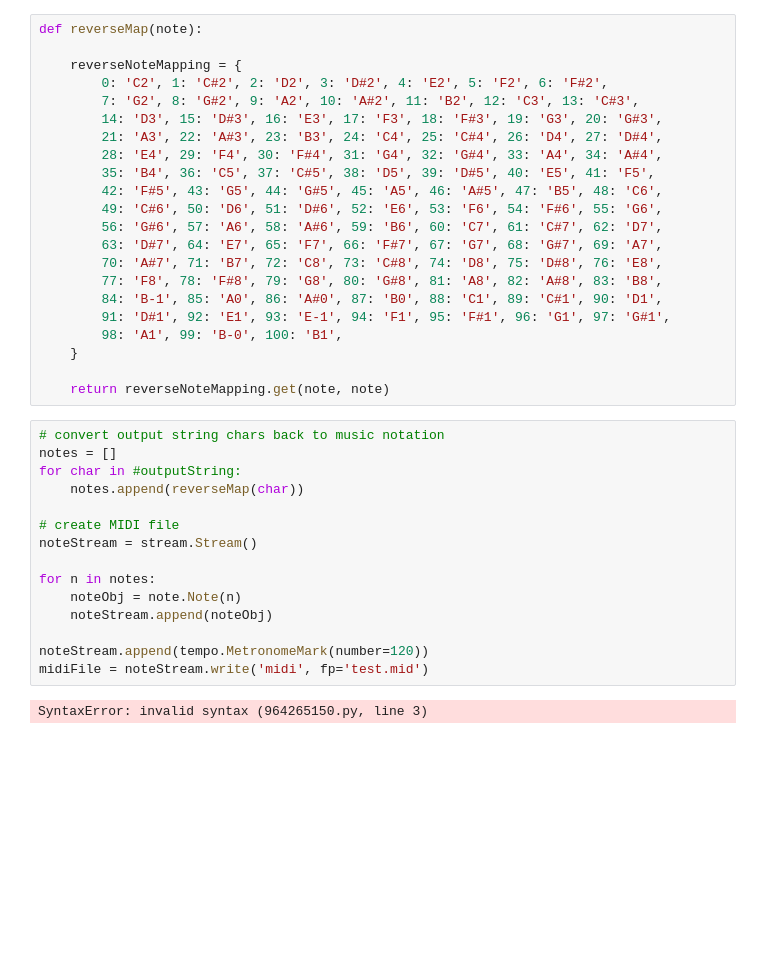
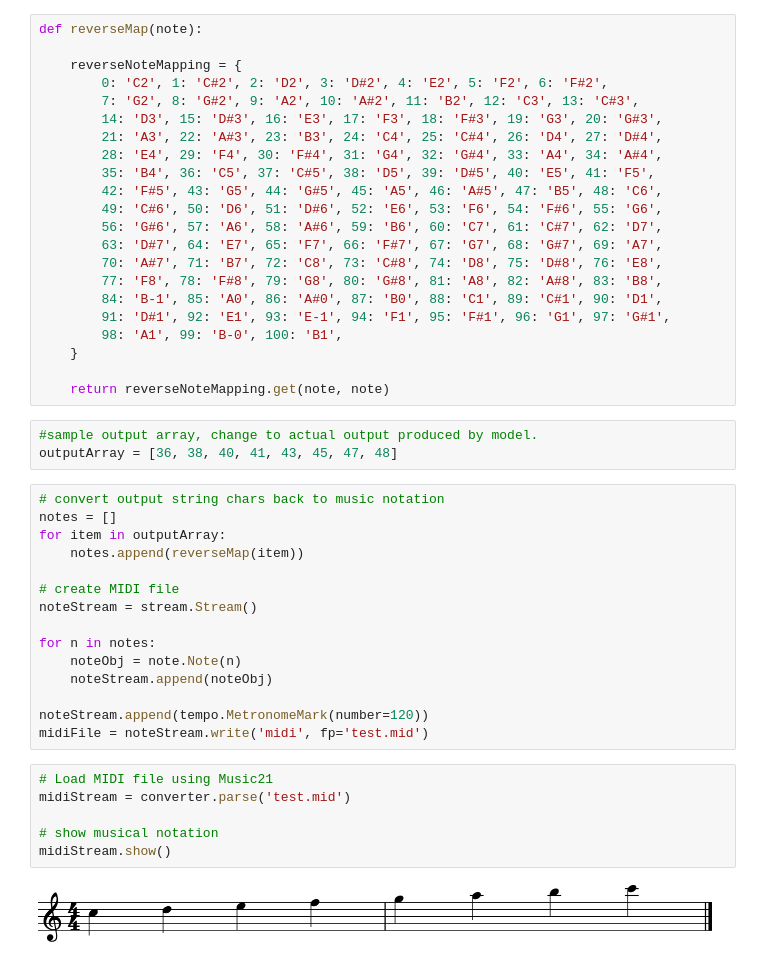
Before and after one commit to ianpompliano/NeuralNetworksFinalProject, a Jupyter notebook: finalProjectNN.ipynb, the cells around one changed output. Saved outputs shown, nothing was run; the diff lists cells and outputs as text; blank space fills up the shorter version.

Commit message:
Added music notation / audio file for models

```diff
--- a/finalProjectNN.ipynb
+++ b/finalProjectNN.ipynb
@@ -399,11 +401,14 @@ def reverseMap(note):
     }
 
     return reverseNoteMapping.get(note, note)
+# %%
+#sample output array, change to actual output produced by model.
+outputArray = [36, 38, 40, 41, 43, 45, 47, 48]
 # %%
 # convert output string chars back to music notation
 notes = []
-for char in #outputString:
-    notes.append(reverseMap(char))
+for item in outputArray:
+    notes.append(reverseMap(item))
 
 # create MIDI file
 noteStream = stream.Stream()
@@ -414,5 +419,11 @@ for n in notes:
 
 noteStream.append(tempo.MetronomeMark(number=120))
 midiFile = noteStream.write('midi', fp='test.mid')
-# %% [output]
-SyntaxError: invalid syntax (964265150.py, line 3)
+# %%
+# Load MIDI file using Music21
+midiStream = converter.parse('test.mid')
+
+# show musical notation
+midiStream.show()
+# %% [output]
+[figure, added]
```
Also changed, not shown: parts of 6 cells of this notebook.
